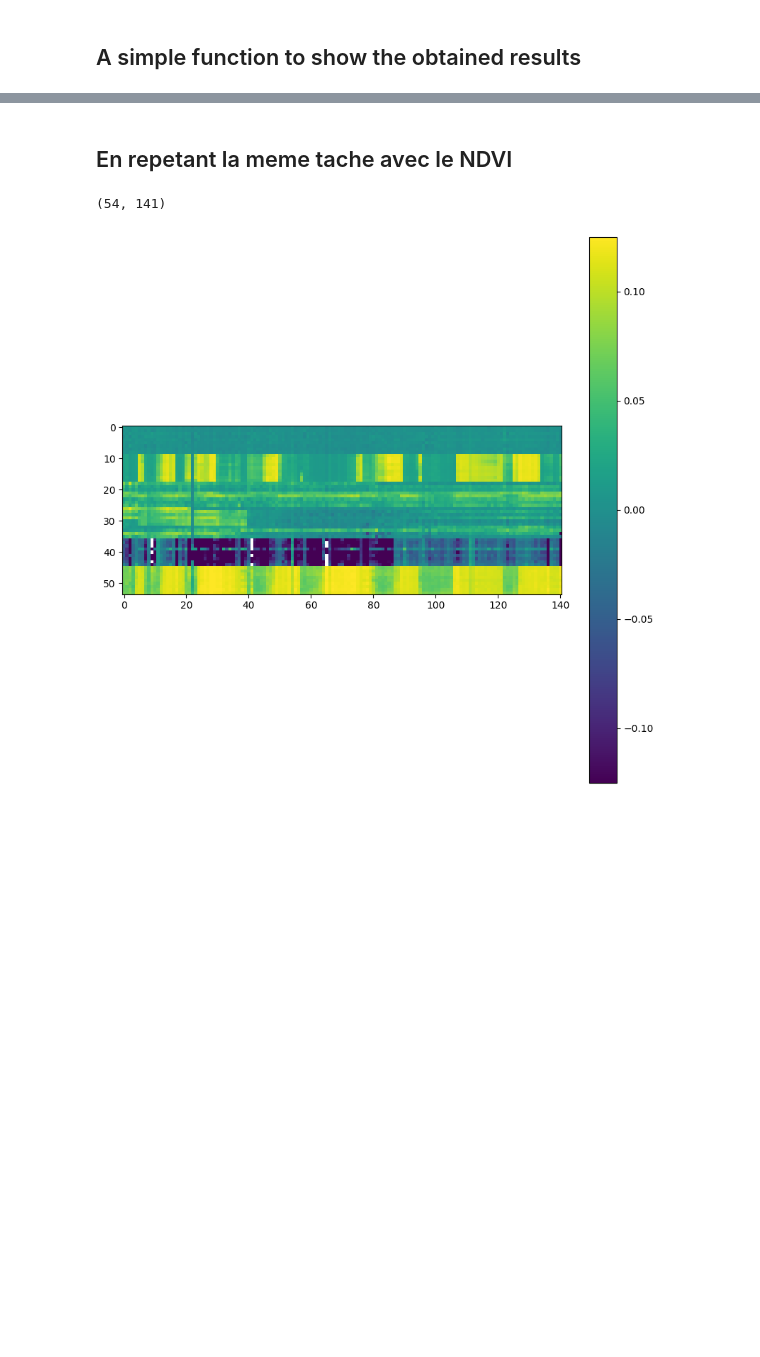
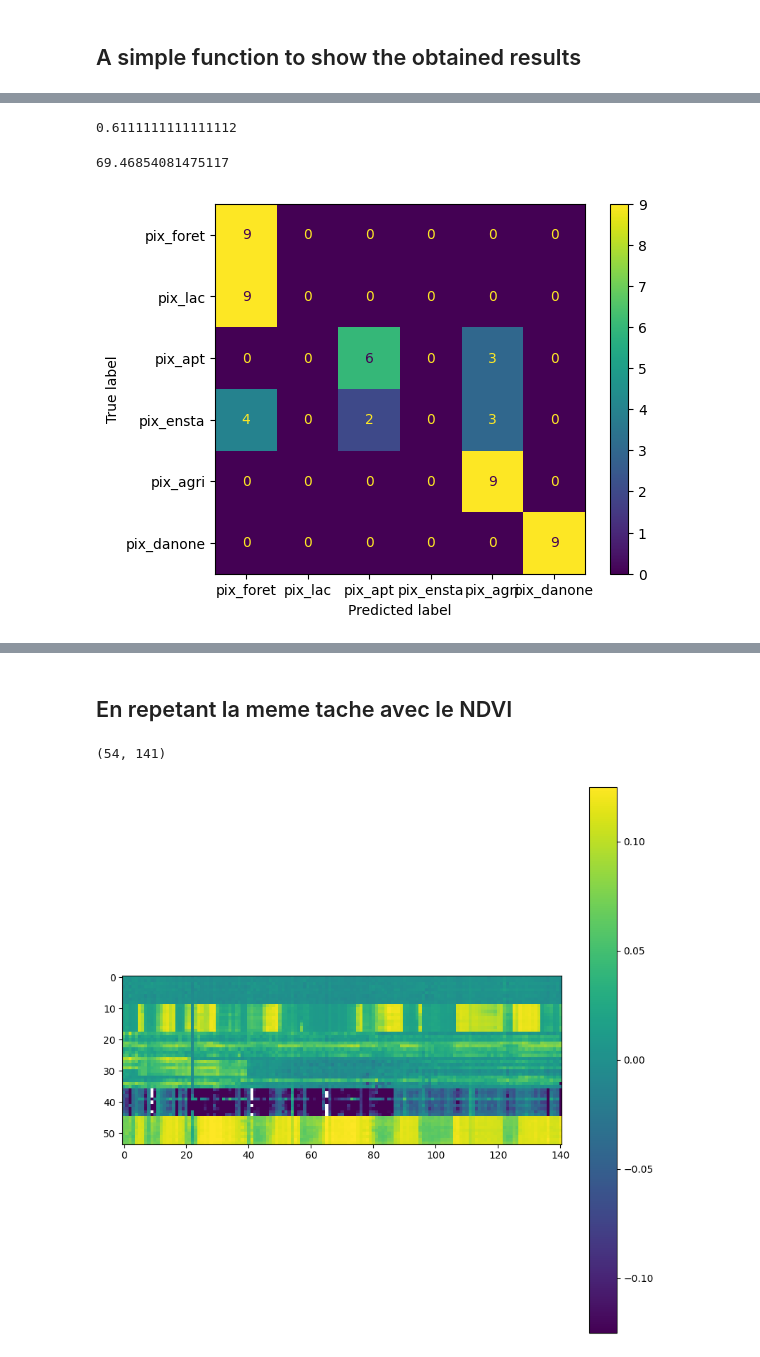
Before and after one commit to Projet-fil-rouge-IODAA/FilRouge_territoires, a Jupyter notebook: scripts/scripts_python/test_kmeans_julian_1B.ipynb, the cells around one changed output, grey strips where cells are left out. Drawn from its saved outputs; the diff is of its cells as text; code cells hidden in the pictures; blank space fills up the shorter version.

Commit message:
New additions in cookie_clusters.py

```diff
--- a/scripts/scripts_python/test_kmeans_julian_1B.ipynb
+++ b/scripts/scripts_python/test_kmeans_julian_1B.ipynb
@@ -89,10 +81,10 @@ plt.plot(matrice[0])
 # %%
-chelou = np.argmax(matrice[0])
+chelou = np.argmax(matrice_vert[0])
 chelou
 # %% [output]
 22
 # %%
-matrice = np.delete(matrice,chelou,1)
+matrice = np.delete(matrice_vert,chelou,1)
 # %%
 #Looking for a pixels
 img = (matrice/8).astype(int)
@@ -122 +116,10 @@ array([2, 2, 2, 2, 2, 2, 2, 2, 2, 1, 1, 1, 1, 1, 1, 1, 1, 1, 5, 3, 3, 3,
+# %%
+eval_bandevert = evaluator_de_experiences(yhat, pixels_de_interet, dic_de_pixels, matrice)
+eval_bandevert.confusion_matrix()
+display(eval_bandevert.metrics_classif())
+display(eval_bandevert.metrics_clustering())
+# %% [output]
+0.6111111111111112
+69.46854081475117
+[figure, added]
 # %%
```
Also changed, not shown: parts of 15 cells of this notebook, 1 other file.
